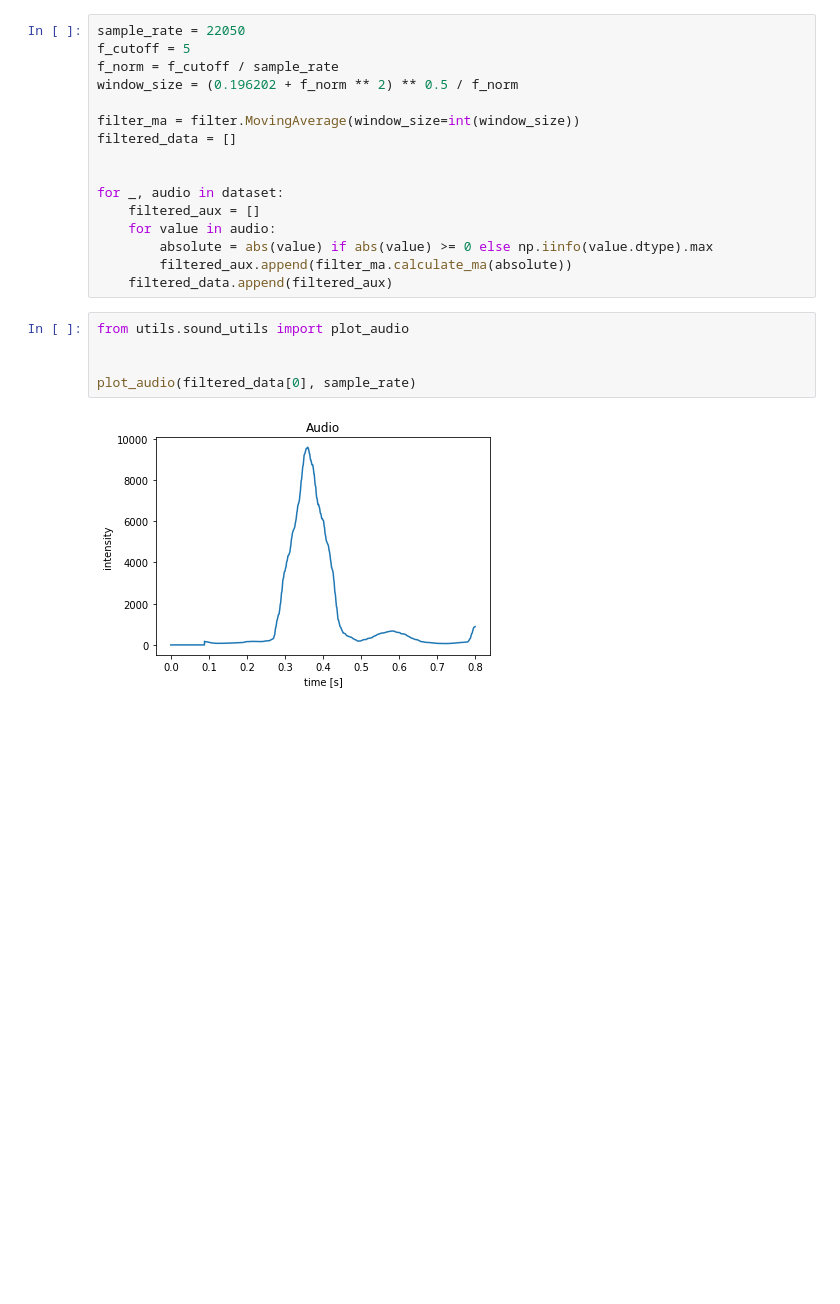
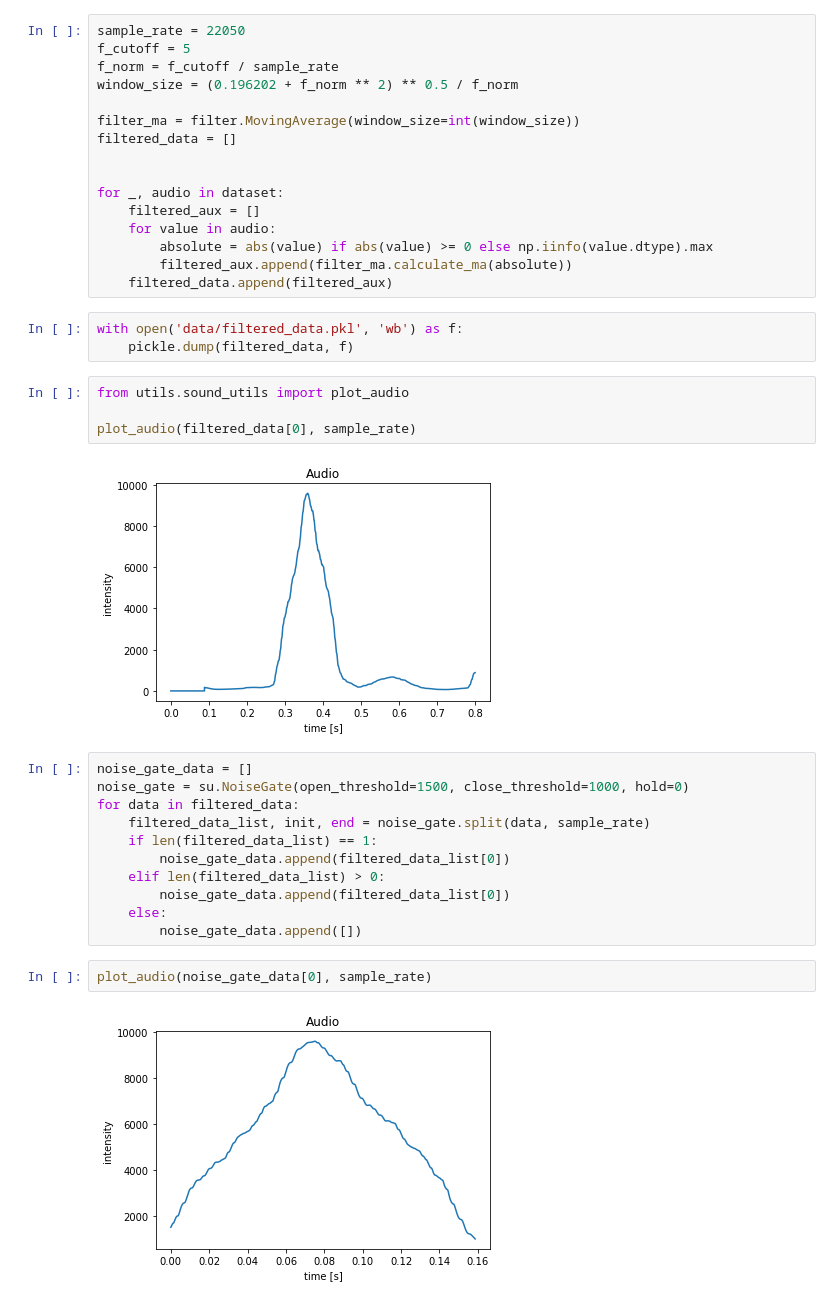
Before and after one commit to GonzaloRomeroR/audio_cattle_behaviour_classification, a Jupyter notebook: python/sound_classify_train.ipynb, the cells around one changed output. Saved outputs shown, nothing was run; the diff lists cells and outputs as text; blank space fills up the shorter version.

```diff
--- a/python/sound_classify_train.ipynb
+++ b/python/sound_classify_train.ipynb
@@ -70,10 +70,27 @@ for _, audio in dataset:
         absolute = abs(value) if abs(value) >= 0 else np.iinfo(value.dtype).max
         filtered_aux.append(filter_ma.calculate_ma(absolute))
     filtered_data.append(filtered_aux)
+# %%
+with open('data/filtered_data.pkl', 'wb') as f:
+    pickle.dump(filtered_data, f)
 # %%
 from utils.sound_utils import plot_audio
 
-
 plot_audio(filtered_data[0], sample_rate)
 # %% [output]
 [figure]
+# %%
+noise_gate_data = []
+noise_gate = su.NoiseGate(open_threshold=1500, close_threshold=1000, hold=0)
+for data in filtered_data:
+    filtered_data_list, init, end = noise_gate.split(data, sample_rate)
+    if len(filtered_data_list) == 1:
+        noise_gate_data.append(filtered_data_list[0])
+    elif len(filtered_data_list) > 0:
+        noise_gate_data.append(filtered_data_list[0])
+    else:
+        noise_gate_data.append([])
+# %%
+plot_audio(noise_gate_data[0], sample_rate)
+# %% [output]
+[figure, added]
```
Also changed, not shown: parts of 4 cells of this notebook, 3 other files.
